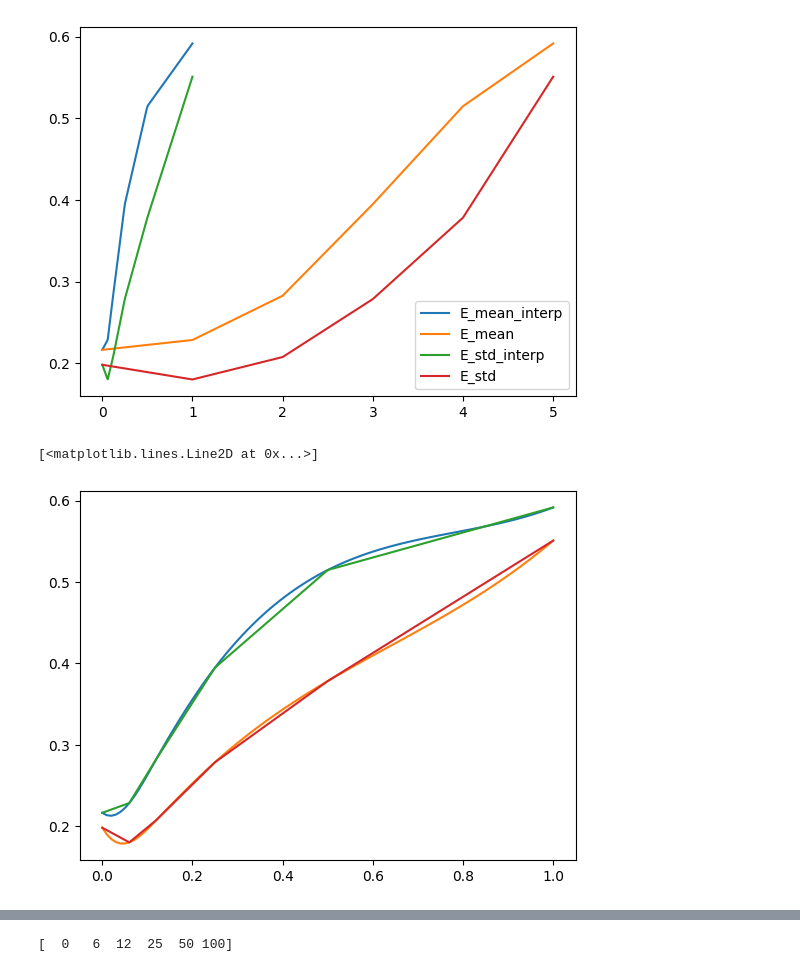
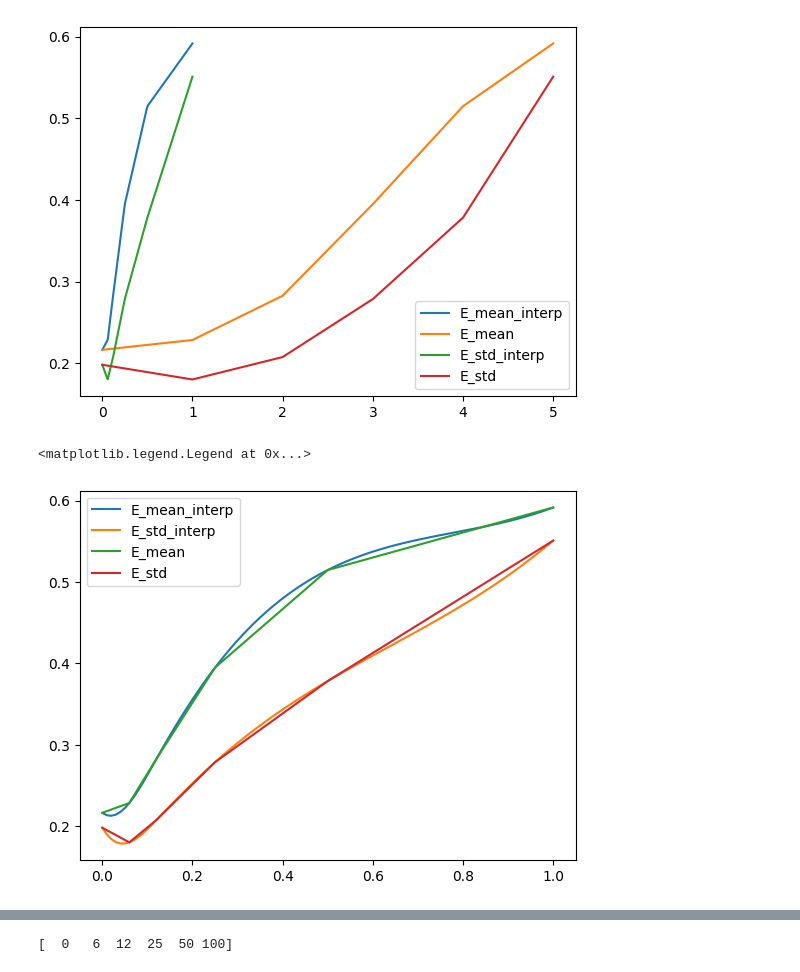
Before and after one commit to garza-roberto/inference_theory, a Jupyter notebook: src/Cecilia/train_data_CDC.ipynb, the cells around one changed output, grey strips where cells are left out. Drawn from its saved outputs; the diff is of its cells as text; code cells hidden in the pictures.

```diff
--- a/src/Cecilia/train_data_CDC.ipynb
+++ b/src/Cecilia/train_data_CDC.ipynb
@@ -252,6 +294,12 @@ E_mean = np.mean(E,axis=0)
 E_std = np.std(E,axis=0)
 PV_mean = np.mean(data['pv'],axis=0)
 PV_std = np.std(data['pv'],axis=0)
+
+SOM_mean = np.mean(data['sst'],axis=0)
+SOM_std = np.std(data['sst'],axis=0)
+
+VIP_mean = np.mean(data['vip'],axis=0)
+VIP_std = np.std(data['vip'],axis=0)
 # %%
 #interpolate the E_mean and E_std
 x = np.linspace(0,1,100)
@@ -269,15 +317,22 @@ plt.legend()
 # %%
 from scipy.interpolate import interp1d
 f_E_mean = interp1d(contrast/100,E_mean,kind='cubic')
 f_E_std = interp1d(contrast/100,E_std,kind='cubic')
 
-f_I_mean = interp1d(contrast/100, PV_mean,kind='cubic')
-f_I_std = interp1d(contrast/100,PV_std,kind='cubic')
+f_PV_mean = interp1d(contrast/100, PV_mean,kind='quadratic')
+f_PV_std = interp1d(contrast/100,PV_std,kind='quadratic')
+
+f_SOM_mean = interp1d(contrast/100, SOM_mean,kind='quadratic')
+f_SOM_std = interp1d(contrast/100,SOM_std,kind='quadratic')
+
+f_VIP_mean = interp1d(contrast/100, VIP_mean,kind='quadratic')
+f_VIP_std = interp1d(contrast/100,VIP_std,kind='quadratic')
 
 plt.plot(x,f_E_mean(x), label = 'E_mean_interp')
 plt.plot(x,f_E_std(x), label = 'E_std_interp')
 plt.plot(contrast/100,E_mean, label = 'E_mean')
 plt.plot(contrast/100,E_std, label = 'E_std')
+plt.legend()
 # %% [output]
-[<matplotlib.lines.Line2D at 0x...>]
+<matplotlib.legend.Legend at 0x...>
-[figure, old version]
+[figure, new version]
```
Also changed, not shown: parts of 17 cells of this notebook.
